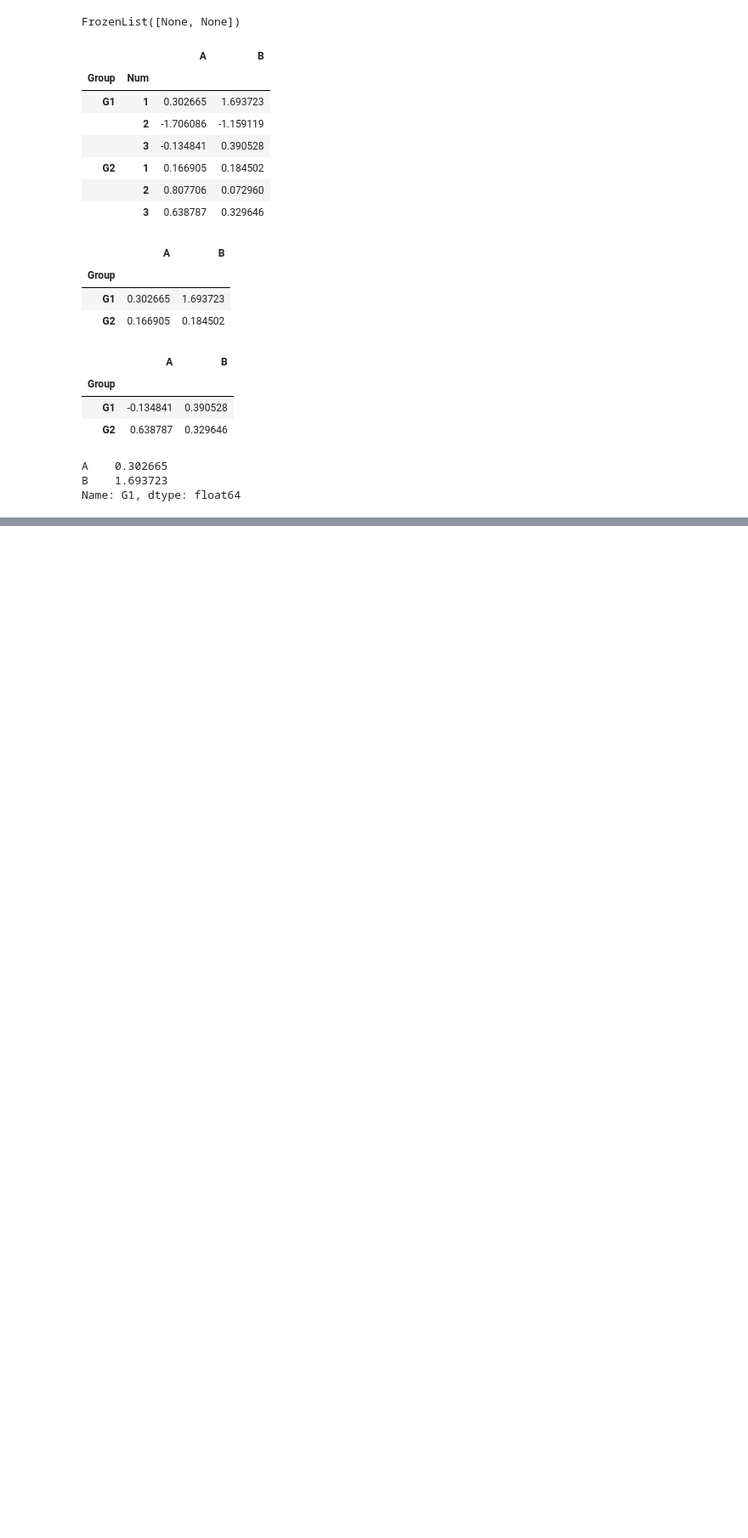
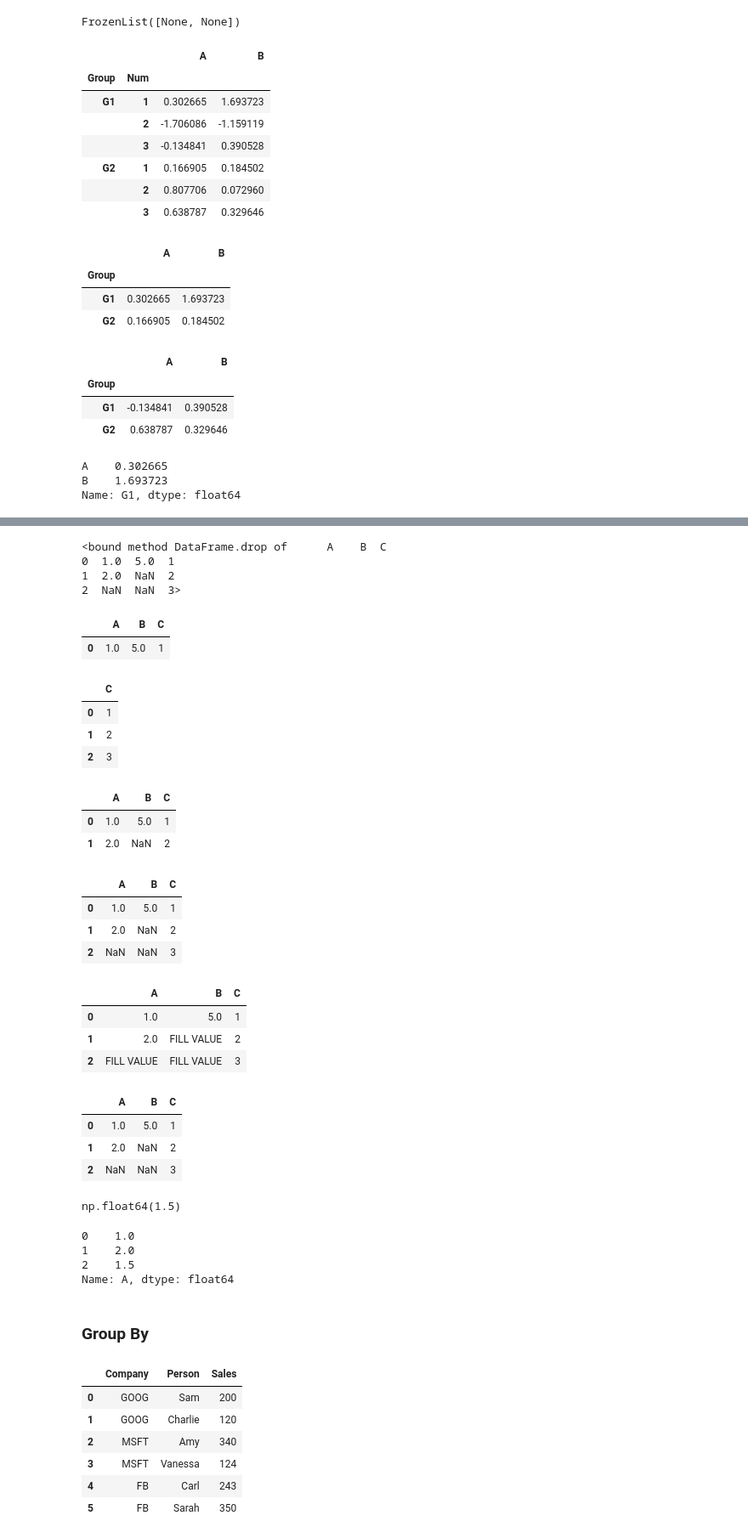
Before and after one commit to SwornaGit/Python_Overview, a Jupyter notebook: Pandas overview.ipynb, the cells around one changed output, grey strips where cells are left out. Shown at 85% size. Saved outputs shown, nothing was run; the diff lists cells and outputs as text; code cells hidden in the pictures; blank space fills up the shorter version.

```diff
--- a/Pandas overview.ipynb
+++ b/Pandas overview.ipynb
@@ -526,0 +541,59 @@ Name: G1, dtype: float64
+# %%
+df.drop
+# %% [output]
+<bound method DataFrame.drop of      A    B  C
+0  1.0  5.0  1
+1  2.0  NaN  2
+2  NaN  NaN  3>
+# %%
+df.dropna()
+# %% [output]
+|  | A | B | C |
+| 0 | 1.0 | 5.0 | 1 |
+# %%
+df.dropna(axis=1)
+# %% [output]
+|  | C |
+| 0 | 1 |
+| 1 | 2 |
+| 2 | 3 |
+# %%
+df.dropna(thresh=2)
+# %% [output]
+|  | A | B | C |
+| 0 | 1.0 | 5.0 | 1 |
+| 1 | 2.0 | NaN | 2 |
+# %%
+df
+# %% [output]
+|  | A | B | C |
+| 0 | 1.0 | 5.0 | 1 |
+| 1 | 2.0 | NaN | 2 |
+| 2 | NaN | NaN | 3 |
+# %%
+df.fillna(value= 'FILL VALUE')
+# %% [output]
+|  | A | B | C |
+| 0 | 1.0 | 5.0 | 1 |
+| 1 | 2.0 | FILL VALUE | 2 |
+| 2 | FILL VALUE | FILL VALUE | 3 |
+# %%
+df
+# %% [output]
+|  | A | B | C |
+| 0 | 1.0 | 5.0 | 1 |
+| 1 | 2.0 | NaN | 2 |
+| 2 | NaN | NaN | 3 |
+# %%
+df['A'].mean()
+# %% [output]
+np.float64(1.5)
+# %%
+df['A'].fillna(value=df['A'].mean(numeric_only = True))
+# %% [output]
+0    1.0
+1    2.0
+2    1.5
+Name: A, dtype: float64
+# %% [markdown]
+### Group By
@@ -526,0 +606,10 @@ Name: G1, dtype: float64
+# %%
+df
+# %% [output]
+|  | Company | Person | Sales |
+| 0 | GOOG | Sam | 200 |
+| 1 | GOOG | Charlie | 120 |
+| 2 | MSFT | Amy | 340 |
+| 3 | MSFT | Vanessa | 124 |
+| 4 | FB | Carl | 243 |
+| 5 | FB | Sarah | 350 |
```
Also changed, not shown: parts of 15 cells of this notebook.
